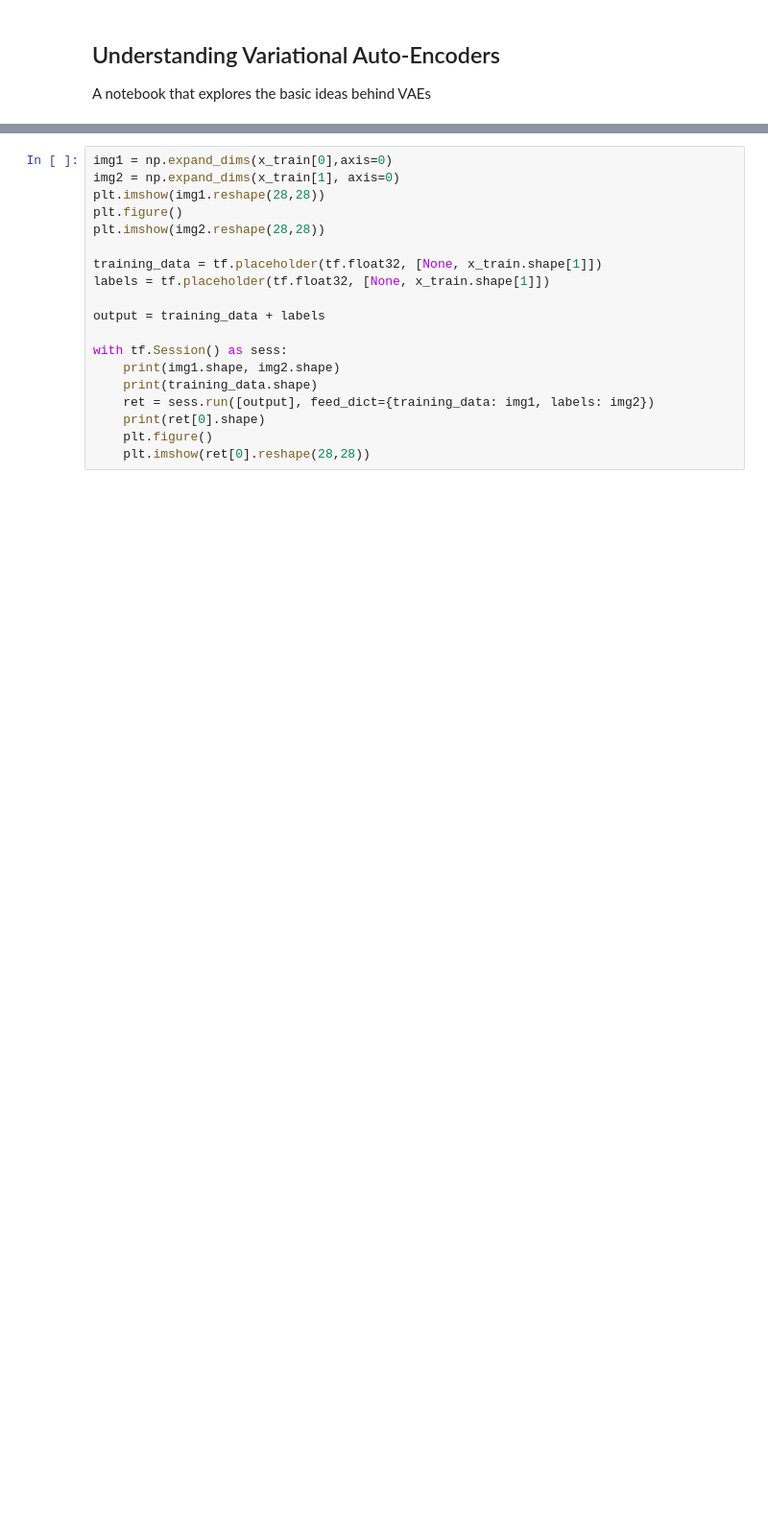
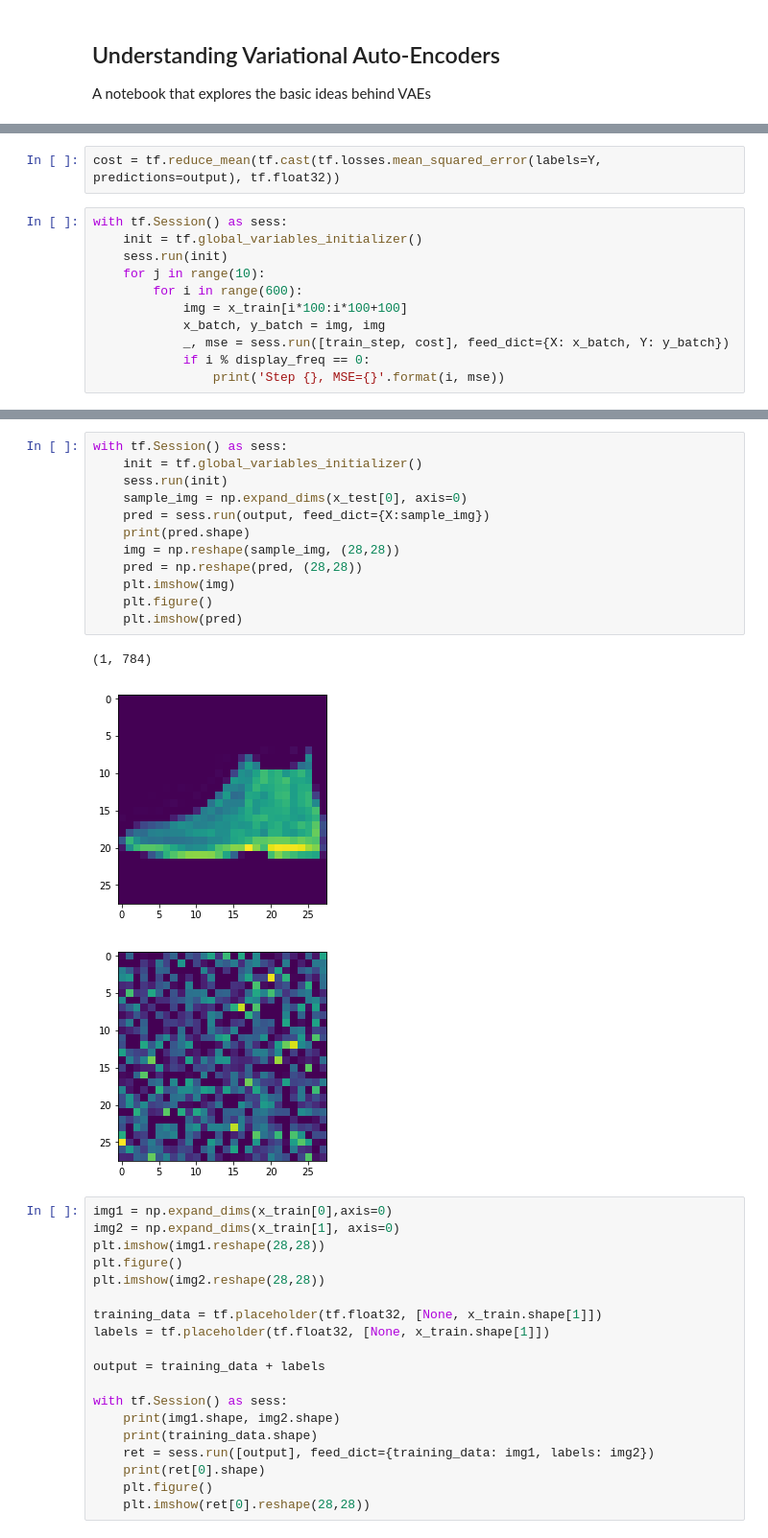
Before and after one commit to adelizer/kaggle-sandbox, a Jupyter notebook: drafts/understanding_vae.ipynb, the cells around one changed output, grey strips where cells are left out. Shown at 96% size. Drawn from its saved outputs; the diff is of its cells as text; blank space fills up the shorter version.

```diff
--- a/drafts/understanding_vae.ipynb
+++ b/drafts/understanding_vae.ipynb
@@ -22,0 +80,13 @@ print(x_train.shape, y_train.shape, x_test.shape, y_test.shape)
+# %%
+cost = tf.reduce_mean(tf.cast(tf.losses.mean_squared_error(labels=Y, predictions=output), tf.float32))
+# %%
+with tf.Session() as sess:
+    init = tf.global_variables_initializer()
+    sess.run(init)
+    for j in range(10):
+        for i in range(600):
+            img = x_train[i*100:i*100+100]
+            x_batch, y_batch = img, img
+            _, mse = sess.run([train_step, cost], feed_dict={X: x_batch, Y: y_batch})
+            if i % display_freq == 0:
+                print('Step {}, MSE={}'.format(i, mse))
@@ -23,3 +111,19 @@ print(x_train.shape, y_train.shape, x_test.shape, y_test.shape)
+# %%
+with tf.Session() as sess:
+    init = tf.global_variables_initializer()
+    sess.run(init)
+    sample_img = np.expand_dims(x_test[0], axis=0)
+    pred = sess.run(output, feed_dict={X:sample_img})
+    print(pred.shape)
+    img = np.reshape(sample_img, (28,28))
+    pred = np.reshape(pred, (28,28))
+    plt.imshow(img)
+    plt.figure()
+    plt.imshow(pred)
+# %% [output]
+(1, 784)
+[figure, added]
+[figure, added]
 # %%
 img1 = np.expand_dims(x_train[0],axis=0)
 img2 = np.expand_dims(x_train[1], axis=0)
```
Also changed, not shown: parts of 5 cells of this notebook.
